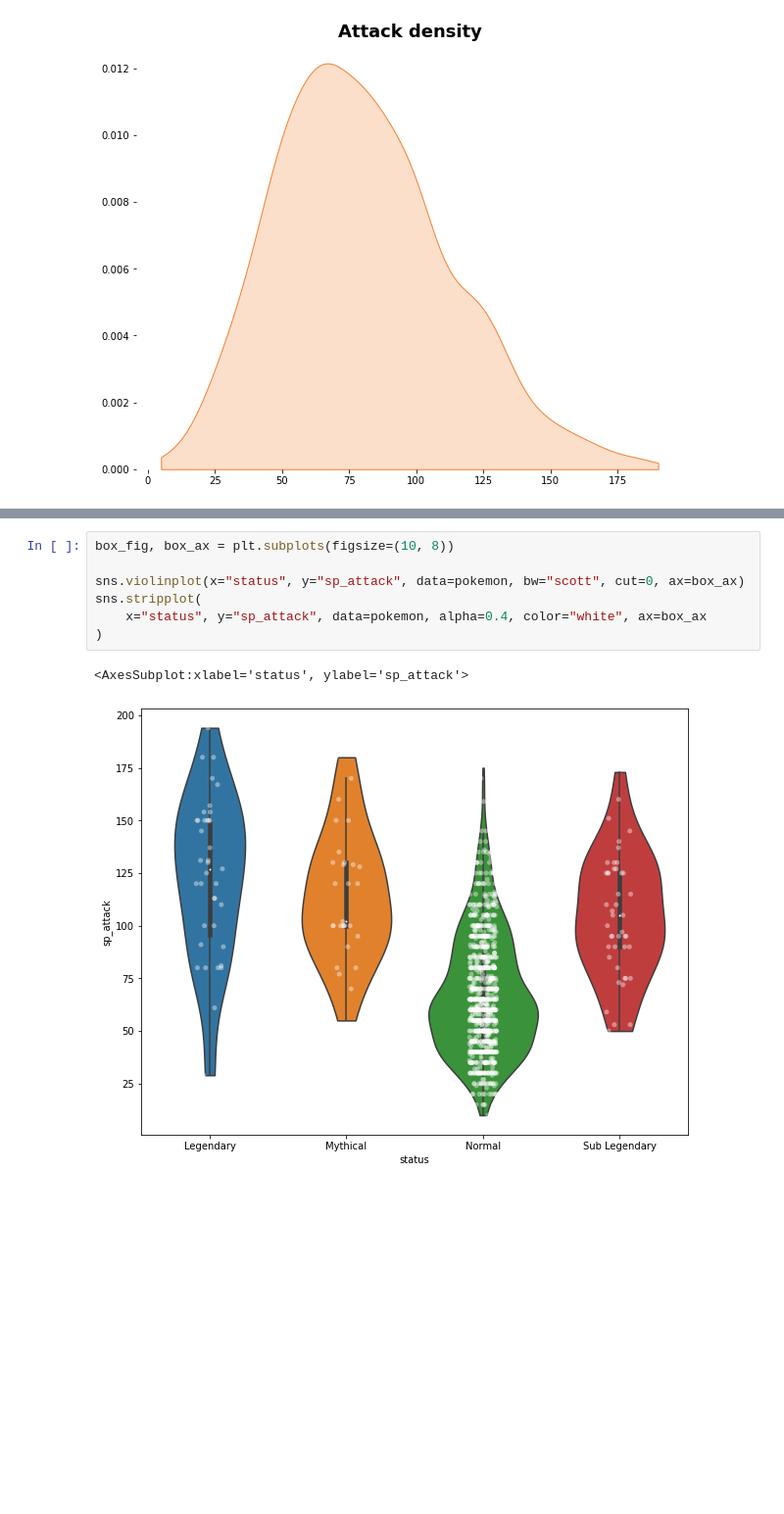
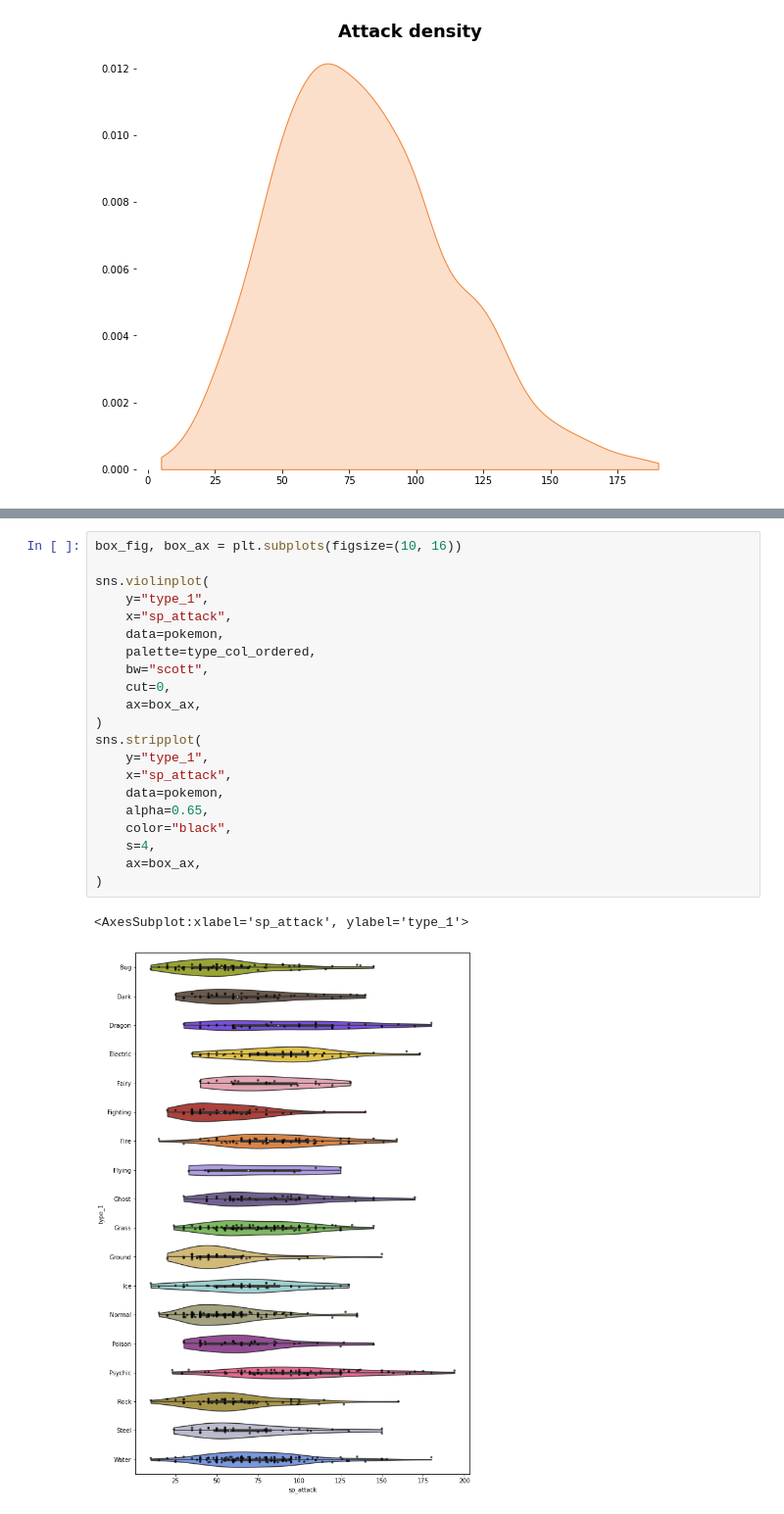
Before and after one commit to joshuamegnauth54/data765-intro-python-tutoring, a Jupyter notebook: notebooks/09-eda.ipynb, the cells around one changed output, grey strips where cells are left out. Shown at 98% size. Drawn from its saved outputs; the diff is of its cells as text; blank space fills up the shorter version.

Commit message:
Add violin and strip plot; fix bar plot.

```diff
--- a/notebooks/09-eda.ipynb
+++ b/notebooks/09-eda.ipynb
@@ -505,10 +497,24 @@ Box plots draw the IQR with outliers. The box is the IQR while the whiskers span
 # %%
-box_fig, box_ax = plt.subplots(figsize=(10, 8))
+box_fig, box_ax = plt.subplots(figsize=(10, 16))
 
-sns.violinplot(x="status", y="sp_attack", data=pokemon, bw="scott", cut=0, ax=box_ax)
+sns.violinplot(
+    y="type_1",
+    x="sp_attack",
+    data=pokemon,
+    palette=type_col_ordered,
+    bw="scott",
+    cut=0,
+    ax=box_ax,
+)
 sns.stripplot(
-    x="status", y="sp_attack", data=pokemon, alpha=0.4, color="white", ax=box_ax
+    y="type_1",
+    x="sp_attack",
+    data=pokemon,
+    alpha=0.65,
+    color="black",
+    s=4,
+    ax=box_ax,
 )
 # %% [output]
-<AxesSubplot:xlabel='status', ylabel='sp_attack'>
+<AxesSubplot:xlabel='sp_attack', ylabel='type_1'>
-[figure, old version]
+[figure, new version]
```
Also changed, not shown: parts of 5 cells of this notebook.
